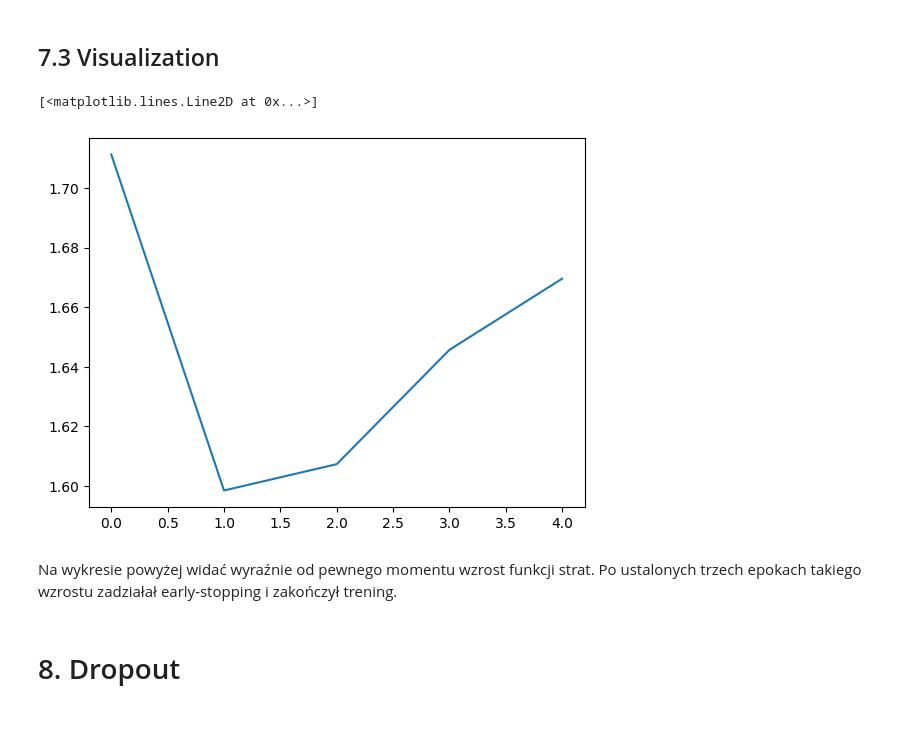
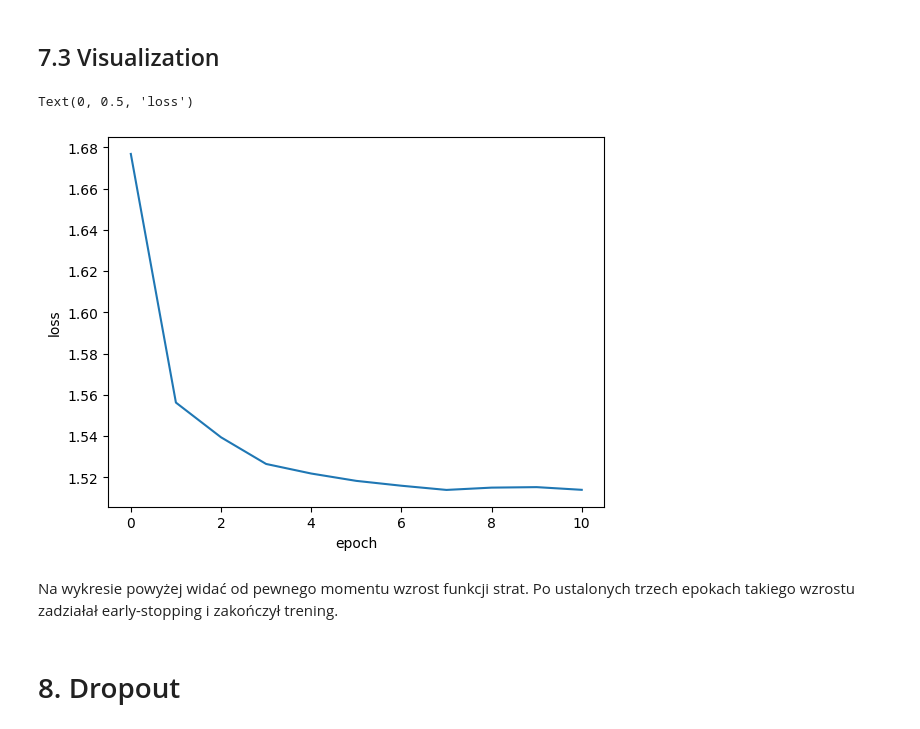
Before and after one commit to Looczky/MNIST_fcnn, a Jupyter notebook: project.ipynb, the cells around one changed output. Saved outputs shown, nothing was run; the diff lists cells and outputs as text; code cells hidden in the pictures.

```diff
--- a/project.ipynb
+++ b/project.ipynb
@@ -395,7 +418,7 @@ W tym rozdziale zajmiemy się pokazaniem, w jaki sposób działa uczenie sieci n
 epochs = 35
 
 model_4 = Fcnn()
-learning_rate = 1
+learning_rate = 0.6
 optimizer = torch.optim.SGD(model_4.parameters(),lr=learning_rate)
 criterion = nn.CrossEntropyLoss()
 loss_history_4 = train(epochs, model_4, optimizer, criterion, data=train_dataloader,early_stop=True)
@@ -427,11 +450,13 @@ Accuracy: 0.716
 ## 7.3 Visualization
 # %%
 plt.plot(loss_history_4)
+plt.xlabel('epoch')
+plt.ylabel('loss')
 # %% [output]
-[<matplotlib.lines.Line2D at 0x...>]
+Text(0, 0.5, 'loss')
-[figure, old version]
+[figure, new version]
 # %% [markdown]
-Na wykresie powyżej widać wyraźnie od pewnego momentu wzrost funkcji strat. Po ustalonych trzech epokach takiego wzrostu zadziałał early-stopping i zakończył trening.
+Na wykresie powyżej widać od pewnego momentu wzrost funkcji strat. Po ustalonych trzech epokach takiego wzrostu zadziałał early-stopping i zakończył trening.
 # %% [markdown]
 # 8. Dropout
 # %%
```
Also changed, not shown: parts of 16 cells of this notebook.
